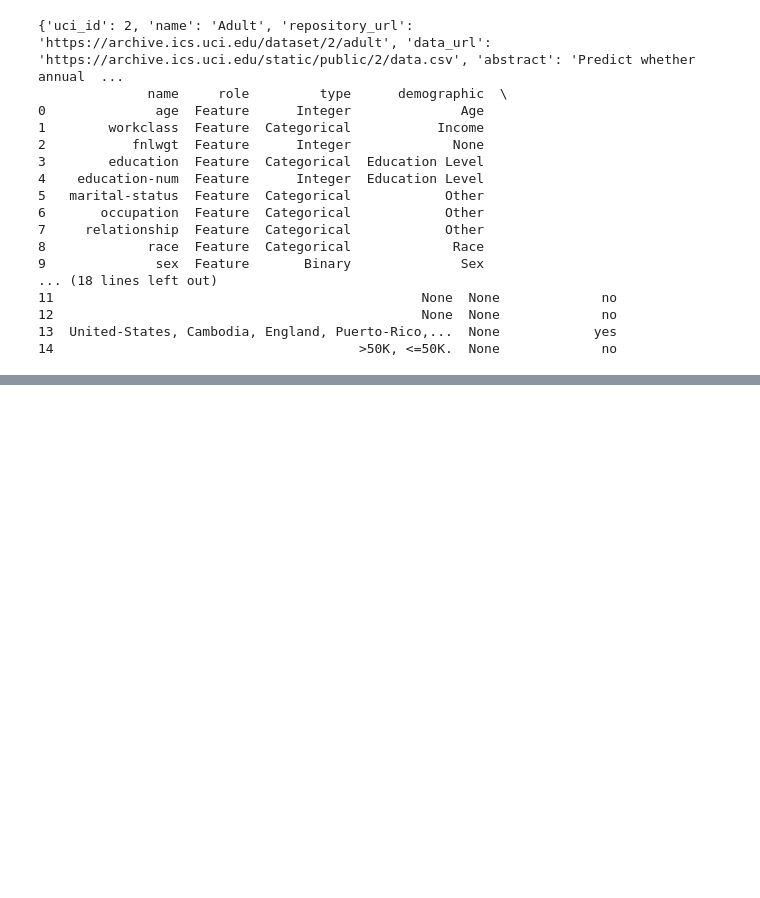
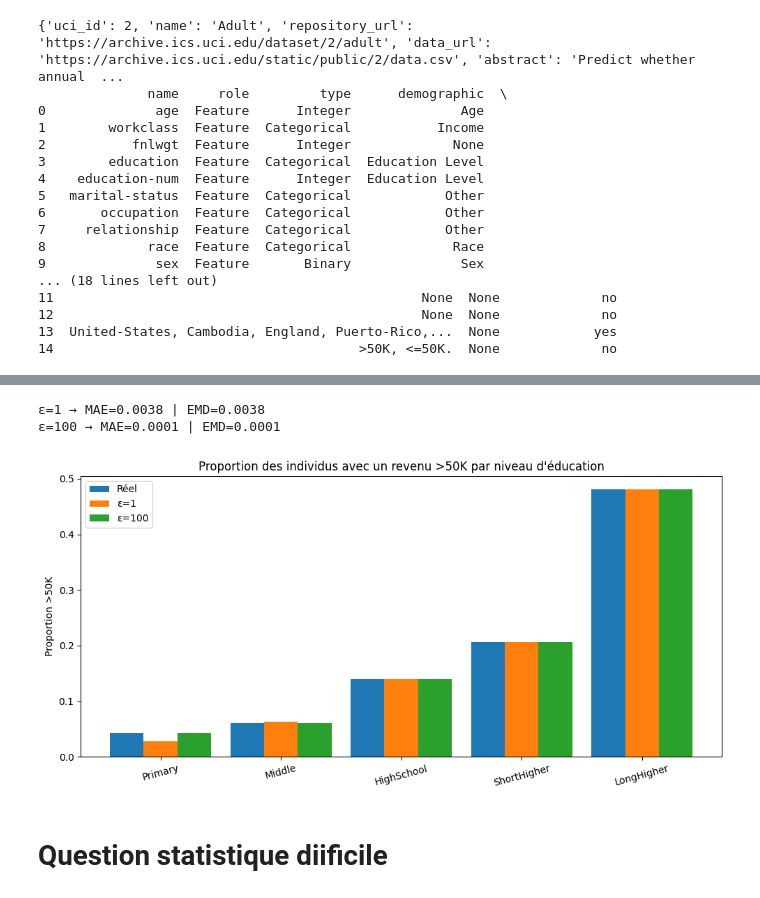
Before and after one commit to Yatoute/Privacy-Preserving-Data-Publishing, a Jupyter notebook: main.ipynb, the cells around one changed output, grey strips where cells are left out. Drawn from its saved outputs; the diff is of its cells as text; code cells hidden in the pictures; blank space fills up the shorter version.

Commit message:
Ajout questions facicle et diccilies

```diff
--- a/main.ipynb
+++ b/main.ipynb
@@ -39,0 +146,6 @@ print(adult.variables)
+# %%
+primary       = {'Preschool','1st-4th','5th-6th'}
+middle_school = {'7th-8th','9th'}
+high_school   = {'10th','11th','12th','HS-grad'}
+short_higher  = {'Some-college','Assoc-acdm','Assoc-voc'}
+long_higher   = {'Bachelors','Masters','Prof-school','Doctorate'}
@@ -39,0 +163,7 @@ print(adult.variables)
+# %%
+# Verrouiller l'ordre et ne garder que les catégories présentes
+present_5 = [g for g in order_5 if (df['edu_5'] == g).any()]
+df['edu_5'] = pd.Categorical(df['edu_5'], categories=present_5, ordered=True)
+
+print("Tailles des 5 groupes :")
+print(df['edu_5'].value_counts().reindex(present_5))
@@ -39,0 +211,5 @@ print(adult.variables)
+# %%
+#  Proportions réelles
+prop_real = df.groupby('edu_5')['high_income'].mean().reindex(present_5)
+print("\nProportions réelles (>50K) par groupe :")
+print(prop_real.round(4))
@@ -39,0 +225,13 @@ print(adult.variables)
+# %%
+# Données synthétiques MST
+epsilon_values = [1, 100]
+synth_props = {}
+
+for eps in epsilon_values:
+    synth = MSTSynthesizer(epsilon=eps)
+    synth.fit(df[['edu_5','high_income']])
+    df_s = synth.sample(len(df))
+    df_s['edu_5'] = pd.Categorical(df_s['edu_5'], categories=present_5, ordered=True)
+    s = df_s.groupby('edu_5')['high_income'].mean().reindex(present_5).fillna(0.0)
+    synth_props[eps] = s
+synth_props
@@ -39,0 +253,26 @@ print(adult.variables)
+# %%
+# 3) Indicateurs d'écart
+def mae(a, b):
+    return float(np.nanmean(np.abs(np.asarray(a) - np.asarray(b))))
+
+for eps, s in synth_props.items():
+    print(f"ε={eps} → MAE={mae(prop_real.values, s.values):.4f} | EMD={wasserstein_distance(prop_real.values, s.values):.4f}")
+# %% [output]
+ε=1 → MAE=0.0038 | EMD=0.0038
+ε=100 → MAE=0.0001 | EMD=0.0001
+# %%
+# 4) Graphique barres groupées
+x = np.arange(len(present_5)); w = 0.28
+plt.figure(figsize=(10,5))
+plt.bar(x - w, prop_real.values, width=w, label='Réel')
+plt.bar(x,       synth_props[1].values, width=w, label='ε=1')
+plt.bar(x + w,   synth_props[100].values, width=w, label='ε=100')
+plt.xticks(x, present_5, rotation=15)
+plt.ylabel("Proportion >50K")
+plt.title("Proportion des individus avec un revenu >50K par niveau d'éducation")
+plt.legend()
+plt.tight_layout(); plt.show()
+# %% [output]
+[figure, added]
+# %% [markdown]
+# Question statistique diificile
```
Also changed, not shown: parts of 28 cells of this notebook, 2 other files.
